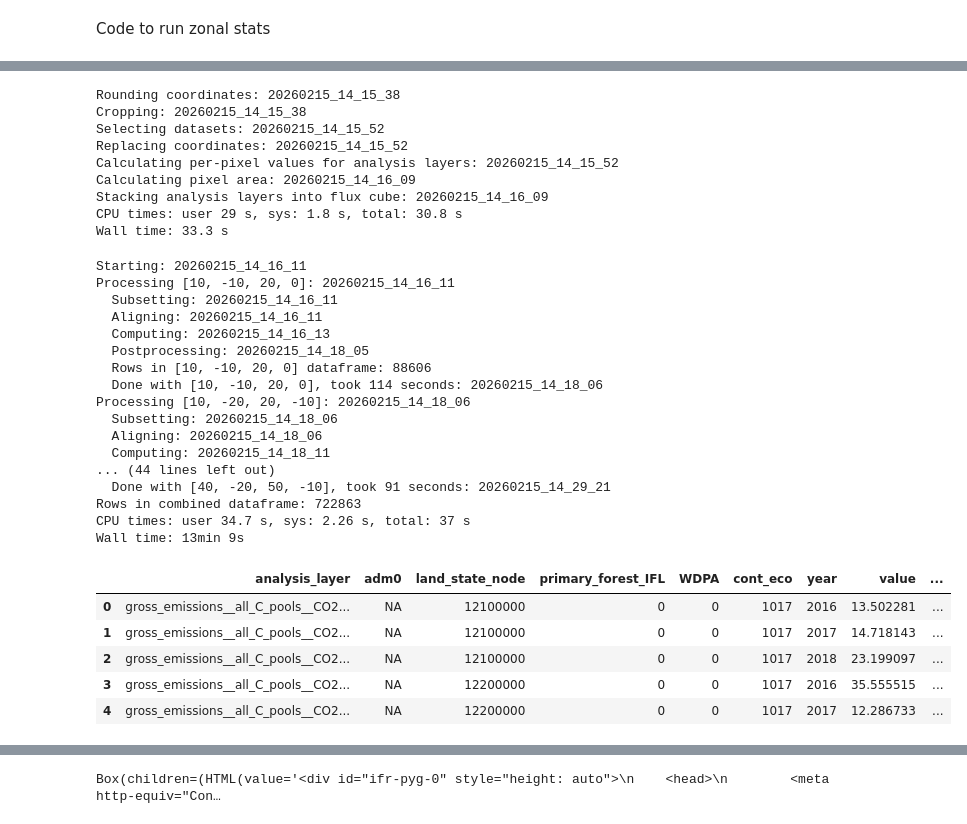
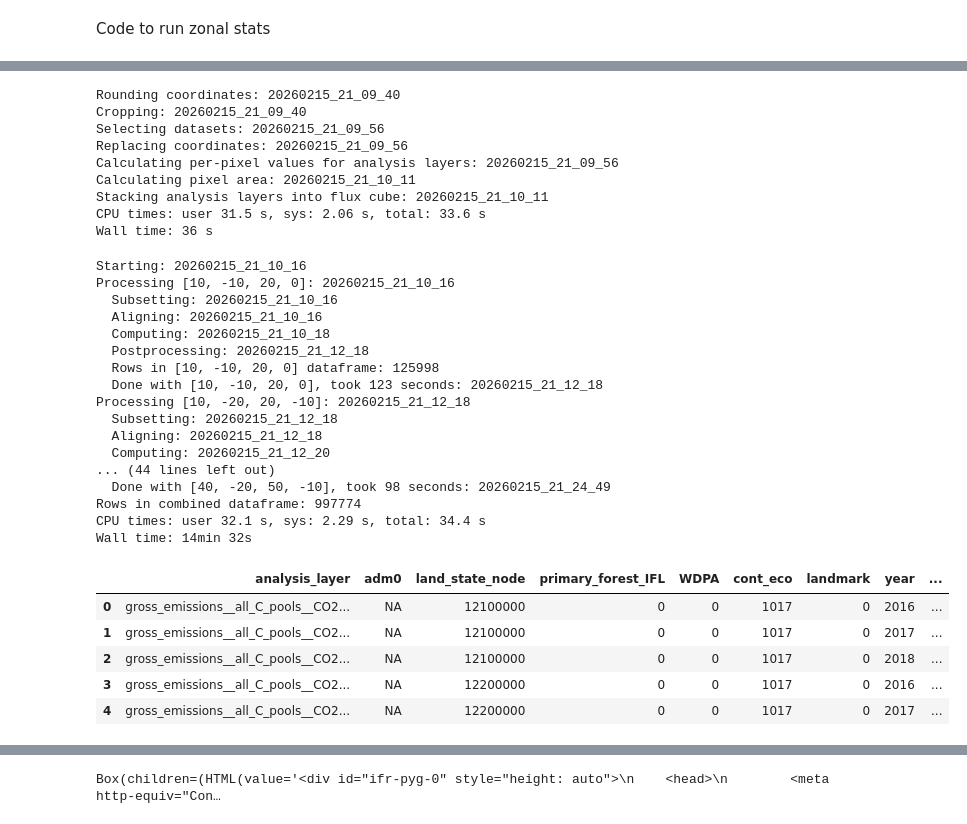
Before and after one commit to erin-glen/AFOLU_GHG_flux_model, a Jupyter notebook: src/LULUCF/scripts/zonal_statistics/LULUCF_output_zonal_stats_20260209__v1_0_5__standard__global.ipynb, the cells around one changed output, grey strips where cells are left out. Saved outputs shown, nothing was run; the diff lists cells and outputs as text; code cells hidden in the pictures.

```diff
--- a/src/LULUCF/scripts/zonal_statistics/LULUCF_output_zonal_stats_20260209__v1_0_5__standard__global.ipynb
+++ b/src/LULUCF/scripts/zonal_statistics/LULUCF_output_zonal_stats_20260209__v1_0_5__standard__global.ipynb
@@ -274,6 +274,8 @@ def create_df(coord_dict, state_node_df, merge_keys, tile_id):
 
 # Primary forest value options
 primary_forest_IFL_codes = np.array([0, 1], dtype=np.uint8)
+
+landmark_codes = np.array([0, 1], dtype=np.uint8)
 
 BRA_biome_codes = np.array([1, 2, 3, 4, 5, 6], dtype=np.uint8)
 
@@ -606,6 +608,8 @@ BRA_biomes_zarr_path = "s3://gfw2-data/climate/AFOLU_flux_model/contextual_layer
 cont_eco_folder = "s3://gfw2-data/climate/carbon_model/fao_ecozones/ecozone_continent/20190116/processed/"
 cont_eco_zarr_path = "s3://gfw2-data/climate/AFOLU_flux_model/contextual_layer_global_zarr/FAO_ecozone_continents/20260206_fillValue_removed/FAO_ecozone_continents_20260206.zarr"
 
+landmark_folder = "s3://gfw2-data/landmark/gfw-data-lake/landmark_ip_lc_and_indicative_poly/v20250909/raster/epsg-4326/10/40000/is/geotiff/"
+landmark_zarr_path = "s3://gfw2-data/climate/AFOLU_flux_model/contextual_layer_global_zarr/landmark/v20250909/20260213_fillValue_removed/landmark_20260213.zarr"
 
 # Spreadsheet for state_node meanings (local computer and s3 locations)
 state_node_lookup_table_local = "/mnt/c/GIS/git/AFOLU_GHG_flux_model/src/LULUCF/LULUCF_state_node_lookup_table.xlsx"
@@ -887,6 +891,7 @@ primary_forest_IFL_xr = xr.open_zarr(primary_forest_IFL_zarr_path, consolidated=
 WDPA_xr = xr.open_zarr(wdpa_zarr_path, consolidated=False).rename_vars(band_data='WDPA')
 BRA_biomes_xr = xr.open_zarr(BRA_biomes_zarr_path, consolidated=False).rename_vars(band_data='BRA_biomes')
 cont_eco_xr = xr.open_zarr(cont_eco_zarr_path, consolidated=False).rename_vars(band_data='cont_eco')
+landmark_xr = xr.open_zarr(landmark_zarr_path, consolidated=False).rename_vars(band_data='landmark')
 pixel_area_xr
 # print(primary_forest_IFL_xr)
 # %% [output]
@@ -958,6 +963,8 @@ adm0_xr = round_coords(adm0_xr)
 primary_forest_IFL_xr = round_coords(primary_forest_IFL_xr)
 WDPA_xr = round_coords(WDPA_xr)
 BRA_biomes_xr = round_coords(BRA_biomes_xr)
+cont_eco_xr = round_coords(cont_eco_xr)
+landmark_xr = round_coords(landmark_xr)
 land_state_node = round_coords(ds["land_state_node"])
 
 print(f"Cropping: {timestr()}")
@@ -967,6 +974,7 @@ primary_forest_IFL_aligned               = safe_crop(primary_forest_IFL_xr, refe
 WDPA_aligned                             = safe_crop(WDPA_xr, reference)
 BRA_biomes_aligned                       = safe_crop(BRA_biomes_xr, reference)
 cont_eco_aligned                         = safe_crop(cont_eco_xr, reference)
+landmark_aligned                         = safe_crop(landmark_xr, reference)
 land_state_node_aligned                  = safe_crop(land_state_node, reference)
 ds_selected_analysis_vars_aligned        = safe_crop(ds_selected_analysis_vars, reference)
 
@@ -1010,15 +1018,15 @@ flux_cube = flux_cube.assign_coords(
 )
 flux_cube = round_coords(flux_cube)
 # %% [output]
-Rounding coordinates: 20260215_14_15_38
-Cropping: 20260215_14_15_38
-Selecting datasets: 20260215_14_15_52
-Replacing coordinates: 20260215_14_15_52
-Calculating per-pixel values for analysis layers: 20260215_14_15_52
-Calculating pixel area: 20260215_14_16_09
-Stacking analysis layers into flux cube: 20260215_14_16_09
-CPU times: user 29 s, sys: 1.8 s, total: 30.8 s
-Wall time: 33.3 s
+Rounding coordinates: 20260215_21_09_40
+Cropping: 20260215_21_09_40
+Selecting datasets: 20260215_21_09_56
+Replacing coordinates: 20260215_21_09_56
+Calculating per-pixel values for analysis layers: 20260215_21_09_56
+Calculating pixel area: 20260215_21_10_11
+Stacking analysis layers into flux cube: 20260215_21_10_11
+CPU times: user 31.5 s, sys: 2.06 s, total: 33.6 s
+Wall time: 36 s
 # %%
 %%time
 
@@ -1059,6 +1067,7 @@ for tile_id in tile_list:
     WDPA_aligned_subset = WDPA_aligned.sel(x=slice(west, east), y=slice(north, south))
     BRA_biomes_aligned_subset = BRA_biomes_aligned.sel(x=slice(west, east), y=slice(north, south))
     cont_eco_aligned_subset = cont_eco_aligned.sel(x=slice(west, east), y=slice(north, south))
+    landmark_aligned_subset = landmark_aligned.sel(x=slice(west, east), y=slice(north, south))
     land_state_node_aligned_subset = land_state_node_aligned.sel(x=slice(west, east), y=slice(north, south))
     pixel_area_expanded_subset = pixel_area_expanded.sel(x=slice(west, east), y=slice(north, south))
 
@@ -1100,6 +1109,7 @@ for tile_id in tile_list:
     primary_forest_IFL_aligned_subset,
     WDPA_aligned_subset,
     cont_eco_aligned_subset,
+    landmark_aligned_subset,
     land_state_node_aligned_subset,
     ) = xr.align(
         flux_cube_subset,
@@ -1108,6 +1118,7 @@ for tile_id in tile_list:
         primary_forest_IFL_aligned_subset["primary_forest_IFL"],
         WDPA_aligned_subset["WDPA"],
         cont_eco_aligned_subset["cont_eco"],
+        landmark_aligned_subset["landmark"],
         land_state_node_aligned_subset,
         join="override"
     )
@@ -1123,6 +1134,7 @@ for tile_id in tile_list:
           primary_forest_IFL_aligned_subset,
           WDPA_aligned_subset,
           cont_eco_aligned_subset,
+          landmark_aligned_subset,
           flux_cube_subset["year"]
         ),
         func='sum',
@@ -1132,6 +1144,7 @@ for tile_id in tile_list:
             primary_forest_IFL_codes,
             WDPA_codes,
             cont_eco_codes,
+            landmark_codes,
             flux_cube_subset.year.values,
         ),
         group_dims=["year"],
@@ -1143,55 +1156,56 @@ for tile_id in tile_list:
     contextual_layers = [
         'adm0',
         'land_state_node',
         'primary_forest_IFL',
         'WDPA',
         'cont_eco',
+        'landmark',
         'year'
     ]
 
     coord_dict = convert_to_coord_dict(results)
     # coord_dict
     df = create_df(coord_dict, state_node_df, contextual_layers, tile_id)
     print(f"  Rows in {tile_id} dataframe: {len(df.index)}")
 
     # Appends the tile-level df to a list of dfs
     combined_list.append(df)
 
     df.to_parquet(f"/mnt/c/GIS/AFOLU_flux_model/LULUCF/zonal_statistics/v1_0_5__standard__global/zonal_stats_{tile_id}.parquet")
 
     end_time = time.time()
 
     print(f"  Done with {tile_id}, took {round(end_time) - round(start_time)} seconds: {timestr()}")
 
 # Combines all the tile-level dfs in the list into a single df
 combined_df = pd.concat(combined_list, axis=0, ignore_index=True)
 
 print(f"Rows in combined dataframe: {len(combined_df.index)}")
 combined_df.head()
 # %% [output]
-Starting: 20260215_14_16_11
-Processing [10, -10, 20, 0]: 20260215_14_16_11
-  Subsetting: 20260215_14_16_11
-  Aligning: 20260215_14_16_11
-  Computing: 20260215_14_16_13
-  Postprocessing: 20260215_14_18_05
-  Rows in [10, -10, 20, 0] dataframe: 88606
-  Done with [10, -10, 20, 0], took 114 seconds: 20260215_14_18_06
-Processing [10, -20, 20, -10]: 20260215_14_18_06
-  Subsetting: 20260215_14_18_06
-  Aligning: 20260215_14_18_06
-  Computing: 20260215_14_18_11
+Starting: 20260215_21_10_16
+Processing [10, -10, 20, 0]: 20260215_21_10_16
+  Subsetting: 20260215_21_10_16
+  Aligning: 20260215_21_10_16
+  Computing: 20260215_21_10_18
+  Postprocessing: 20260215_21_12_18
+  Rows in [10, -10, 20, 0] dataframe: 125998
+  Done with [10, -10, 20, 0], took 123 seconds: 20260215_21_12_18
+Processing [10, -20, 20, -10]: 20260215_21_12_18
+  Subsetting: 20260215_21_12_18
+  Aligning: 20260215_21_12_18
+  Computing: 20260215_21_12_20
 ... (44 lines left out)
-  Done with [40, -20, 50, -10], took 91 seconds: 20260215_14_29_21
-Rows in combined dataframe: 722863
-CPU times: user 34.7 s, sys: 2.26 s, total: 37 s
-Wall time: 13min 9s
+  Done with [40, -20, 50, -10], took 98 seconds: 20260215_21_24_49
+Rows in combined dataframe: 997774
+CPU times: user 32.1 s, sys: 2.29 s, total: 34.4 s
+Wall time: 14min 32s
-|  | analysis_layer | adm0 | land_state_node | primary_forest_IFL | WDPA | cont_eco | year | value | ... |
-| 0 | gross_emissions__all_C_pools__CO2... | NA | 12100000 | 0 | 0 | 1017 | 2016 | 13.502281 | ... |
-| 1 | gross_emissions__all_C_pools__CO2... | NA | 12100000 | 0 | 0 | 1017 | 2017 | 14.718143 | ... |
-| 2 | gross_emissions__all_C_pools__CO2... | NA | 12100000 | 0 | 0 | 1017 | 2018 | 23.199097 | ... |
-| 3 | gross_emissions__all_C_pools__CO2... | NA | 12200000 | 0 | 0 | 1017 | 2016 | 35.555515 | ... |
-| 4 | gross_emissions__all_C_pools__CO2... | NA | 12200000 | 0 | 0 | 1017 | 2017 | 12.286733 | ... |
+|  | analysis_layer | adm0 | land_state_node | primary_forest_IFL | WDPA | cont_eco | landmark | year | ... |
+| 0 | gross_emissions__all_C_pools__CO2... | NA | 12100000 | 0 | 0 | 1017 | 0 | 2016 | ... |
+| 1 | gross_emissions__all_C_pools__CO2... | NA | 12100000 | 0 | 0 | 1017 | 0 | 2017 | ... |
+| 2 | gross_emissions__all_C_pools__CO2... | NA | 12100000 | 0 | 0 | 1017 | 0 | 2018 | ... |
+| 3 | gross_emissions__all_C_pools__CO2... | NA | 12200000 | 0 | 0 | 1017 | 0 | 2016 | ... |
+| 4 | gross_emissions__all_C_pools__CO2... | NA | 12200000 | 0 | 0 | 1017 | 0 | 2017 | ... |
 # %%
 print(combined_df[(combined_df.analysis_layer == 'gross_emissions__all_C_pools__CO2_only__MgCO2') & (combined_df.year == 2016)]['value'].sum().round())
 print(combined_df[(combined_df.analysis_layer == 'gross_emissions__all_C_pools__CO2_only__MgCO2') & (combined_df.year == 2017)]['value'].sum().round())
```
Also changed, not shown: parts of 5 cells of this notebook, 3 other files.
